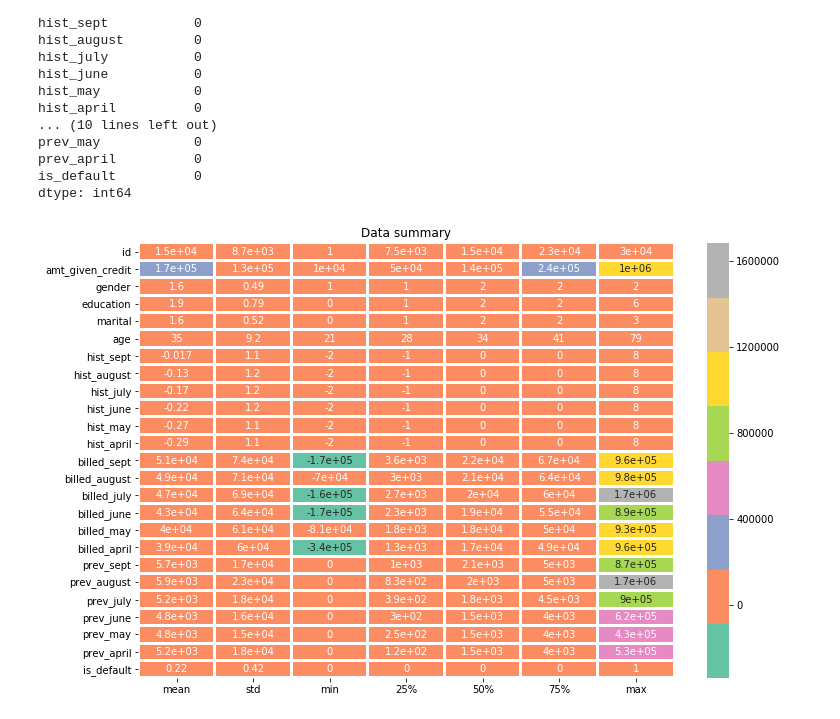
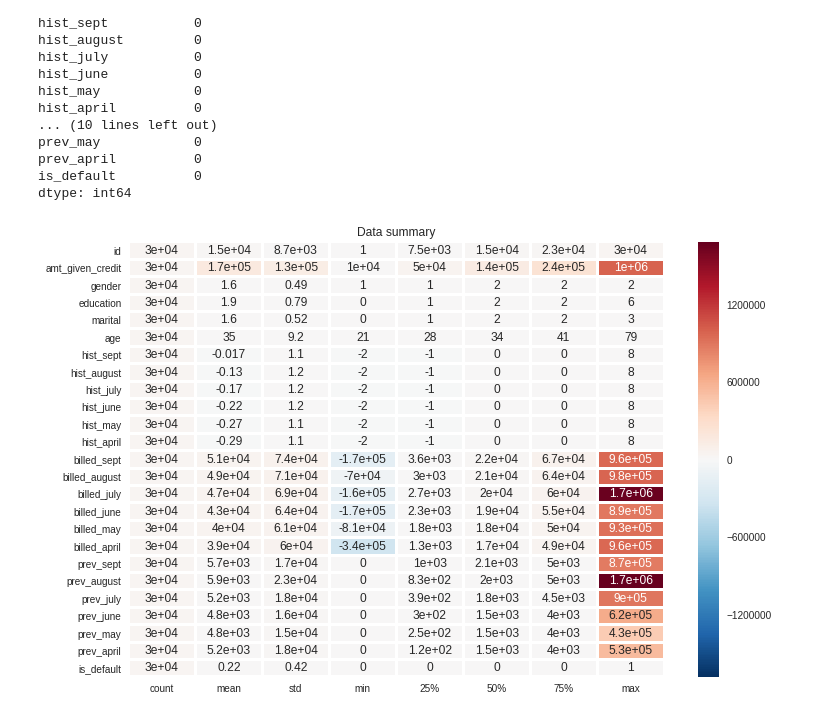
Before and after one commit to norman02-old/Team-Awesome, a Jupyter notebook: project_awesome.ipynb, the cells around one changed output. Drawn from its saved outputs; the diff is of its cells as text; code cells hidden in the pictures.

```diff
--- a/project_awesome.ipynb
+++ b/project_awesome.ipynb
@@ -28,8 +28,17 @@ import numpy as np
 import pandas as pd
 import matplotlib.pyplot as plt
 import seaborn as sns
+import warnings
+import itertools
+warnings.filterwarnings("ignore")
+from sklearn.model_selection import train_test_split
 from sklearn.feature_selection import SelectKBest
 from sklearn.ensemble import ExtraTreesClassifier
+from sklearn.model_selection import GridSearchCV
+from sklearn.pipeline import make_pipeline
+from sklearn.preprocessing import StandardScaler
+from sklearn.metrics import classification_report # Added this. Shows accuracy, recall and precision.
+
 
 col_names=["id",
            "amt_given_credit",  # amount of given credit
@@ -54,7 +63,7 @@ col_names=["id",
 
            # default payment; 1=yes; 2=no
            "is_default"]
-data = pd.read_csv('week12.csv', header=0, names=col_names)
+data = pd.read_csv('https://raw.githubusercontent.com/norman02/Team-Awesome/master/week12.csv', header=0, names=col_names)
 # %% [markdown]
 ## Data
 # %%
@@ -115,13 +124,15 @@ is_default          0
 dtype: int64
 # %%
 plt.figure(figsize=(12,8))
-sns.heatmap(data.describe()[1:].transpose(),
+sns.heatmap(data.describe().transpose(),
             annot=True,linecolor="w",
-            linewidth=2,cmap=sns.color_palette("Set2"))
+            linewidth=2,
+            #cmap=sns.color_palette()
+           )
 plt.title("Data summary")
 plt.show()
 # %% [output]
-[figure, old version]
+[figure, new version]
 # %%
 correlation = data.corr()
 plt.figure(figsize=(10,8))
```
Also changed, not shown: parts of 12 cells of this notebook.
